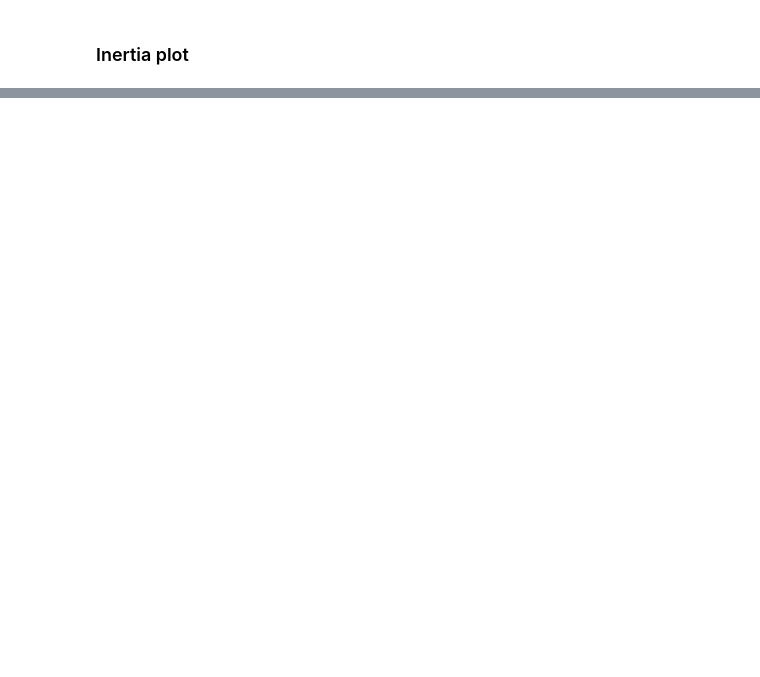
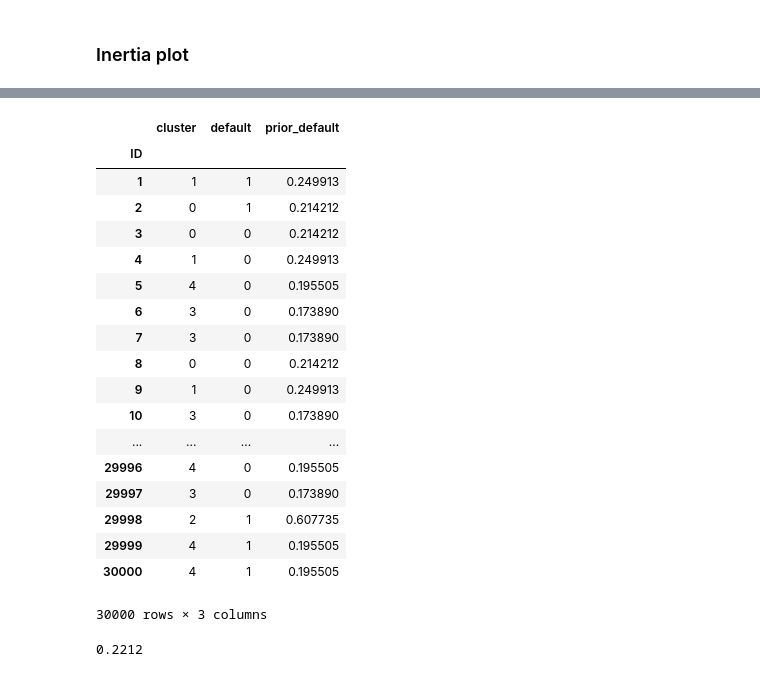
Before and after one commit to caiotaniguchi/accenture-hackathon-manguetown, a Jupyter notebook: notebooks/BasicAnalysis.ipynb, the cells around one changed output, grey strips where cells are left out. Cells and saved outputs as stored; diff of their text form; code cells hidden in the pictures; blank space fills up the shorter version.

```diff
--- a/notebooks/BasicAnalysis.ipynb
+++ b/notebooks/BasicAnalysis.ipynb
@@ -142,0 +236,22 @@ plt.show()
+# %%
+cc_clustered_data
+# %% [output]
+|  | cluster | default | prior_default |
+| ID |  |  |  |
+| 1 | 1 | 1 | 0.249913 |
+| 2 | 0 | 1 | 0.214212 |
+| 3 | 0 | 0 | 0.214212 |
+| 4 | 1 | 0 | 0.249913 |
+| 5 | 4 | 0 | 0.195505 |
+| 6 | 3 | 0 | 0.173890 |
+| 7 | 3 | 0 | 0.173890 |
+| 8 | 0 | 0 | 0.214212 |
+| 9 | 1 | 0 | 0.249913 |
+| 10 | 3 | 0 | 0.173890 |
+| ... | ... | ... | ... |
+| 29996 | 4 | 0 | 0.195505 |
+| 29997 | 3 | 0 | 0.173890 |
+| 29998 | 2 | 1 | 0.607735 |
+| 29999 | 4 | 1 | 0.195505 |
+| 30000 | 4 | 1 | 0.195505 |
+30000 rows × 3 columns
@@ -142,0 +260,4 @@ plt.show()
+# %%
+cc_clustered_data.default.sum()/ len(cc_clustered_data)
+# %% [output]
+0.2212
```
Also changed, not shown: parts of 20 cells of this notebook, 1 other file.
